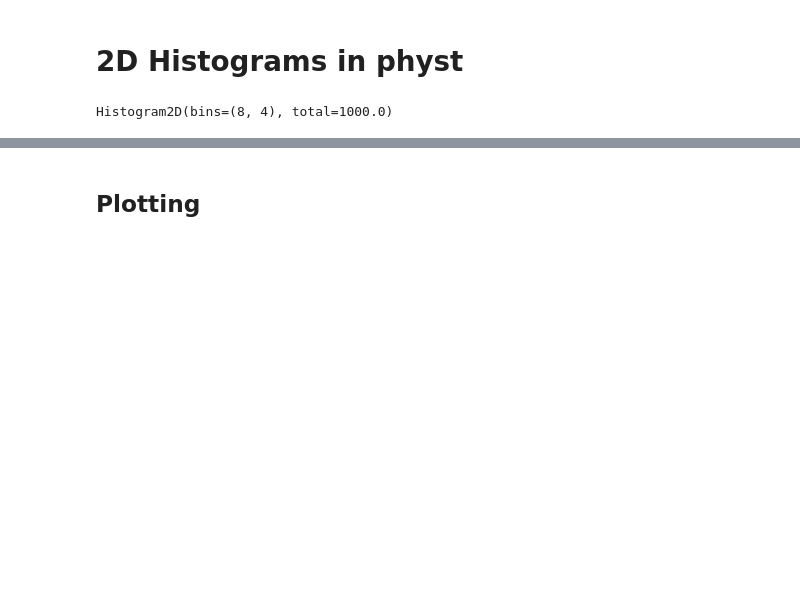
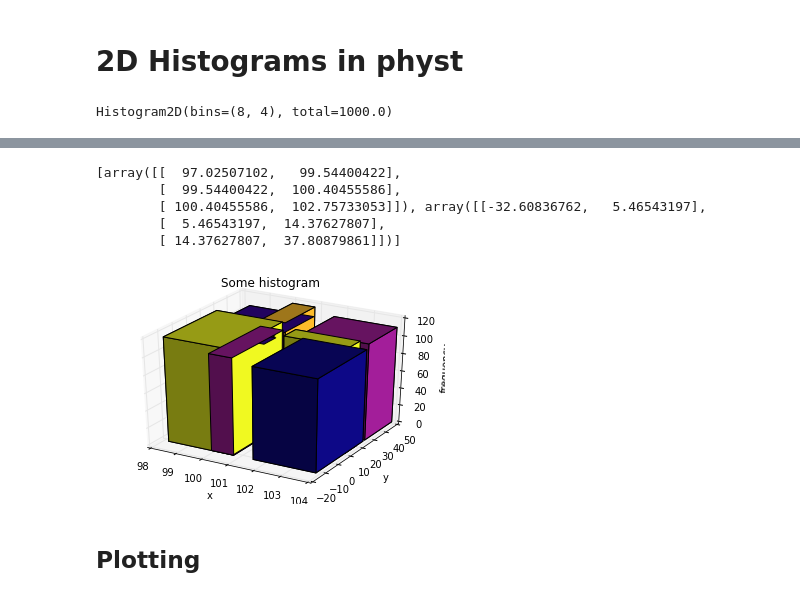
Before and after one commit to janpipek/physt, a Jupyter notebook: doc/2D Histograms.ipynb, the cells around one changed output, grey strips where cells are left out. Saved outputs shown, nothing was run; the diff lists cells and outputs as text; code cells hidden in the pictures; blank space fills up the shorter version.

Commit message:
2D histograms binning - mostly supported

```diff
--- a/doc/2D Histograms.ipynb
+++ b/doc/2D Histograms.ipynb
@@ -30,3 +54,14 @@ array([[   1.,    5.,    4.,    0.],
+# %%
+h4 = histogram2d(x, y, "quantile", 3, name="Some histogram", axis_names=["x", "y"])
+h4.plot()   # Not nice in matplotlib :-()
+h4.bins
+# %% [output]
+[array([[  97.02507102,   99.54400422],
+        [  99.54400422,  100.40455586],
+        [ 100.40455586,  102.75733053]]), array([[-32.60836762,   5.46543197],
+        [  5.46543197,  14.37627807],
+        [ 14.37627807,  37.80879861]])]
+[figure, added]
 # %% [markdown]
 ## Plotting
 # %%
```
Also changed, not shown: parts of 15 cells of this notebook, 2 other files.
